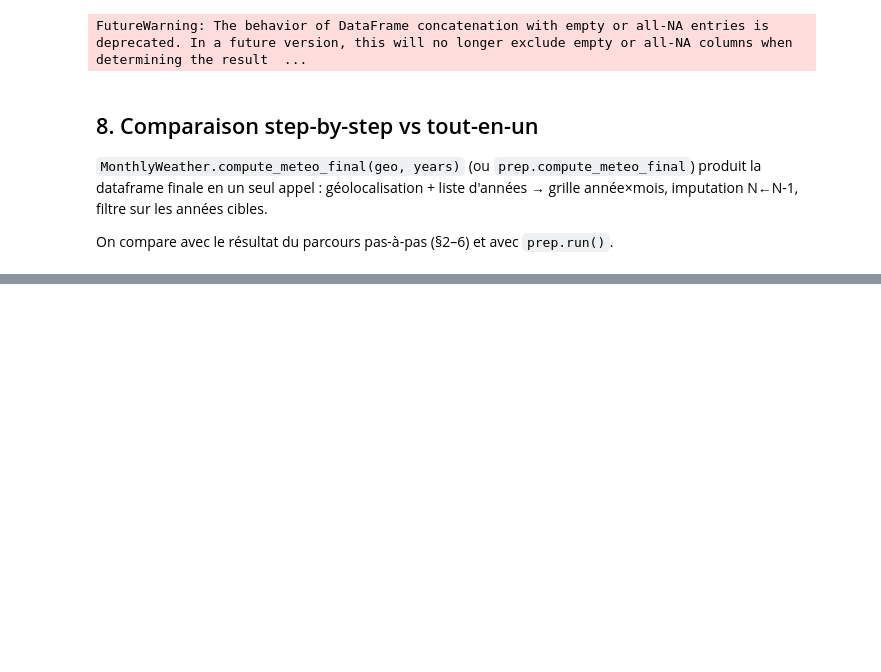
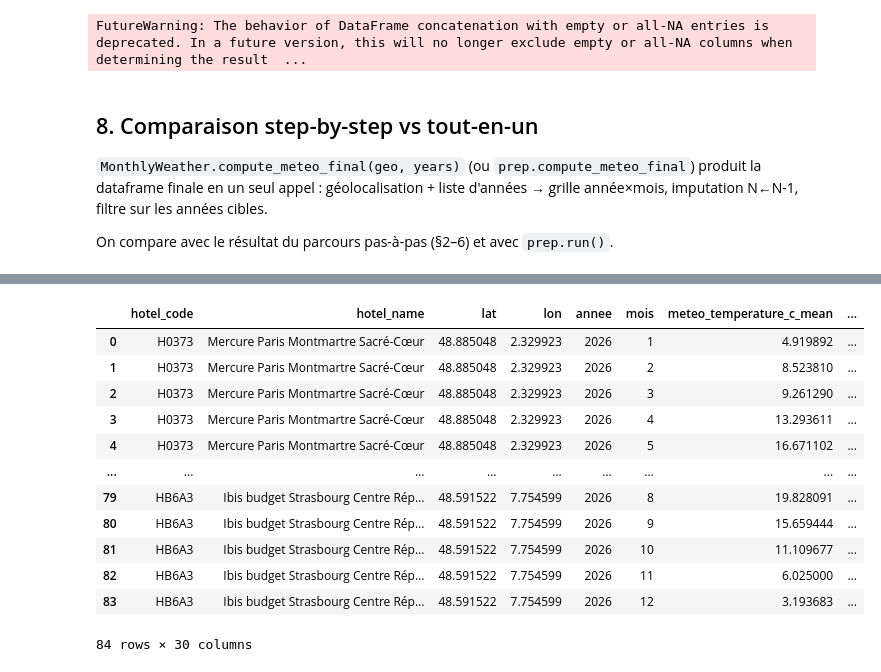
Before and after one commit to klaghmari-github/hotels, a Jupyter notebook: prepare/MeteoPrep/Explore/explore.ipynb, the cells around one changed output, grey strips where cells are left out. Saved outputs shown, nothing was run; the diff lists cells and outputs as text; code cells hidden in the pictures; blank space fills up the shorter version.

```diff
--- a/prepare/MeteoPrep/Explore/explore.ipynb
+++ b/prepare/MeteoPrep/Explore/explore.ipynb
@@ -389,0 +437,16 @@ NameError: name 'meteo_final_prep' is not defined
+# %%
+meteo_final
+# %% [output]
+|  | hotel_code | hotel_name | lat | lon | annee | mois | meteo_temperature_c_mean | ... |
+| 0 | H0373 | Mercure Paris Montmartre Sacré-Cœur | 48.885048 | 2.329923 | 2026 | 1 | 4.919892 | ... |
+| 1 | H0373 | Mercure Paris Montmartre Sacré-Cœur | 48.885048 | 2.329923 | 2026 | 2 | 8.523810 | ... |
+| 2 | H0373 | Mercure Paris Montmartre Sacré-Cœur | 48.885048 | 2.329923 | 2026 | 3 | 9.261290 | ... |
+| 3 | H0373 | Mercure Paris Montmartre Sacré-Cœur | 48.885048 | 2.329923 | 2026 | 4 | 13.293611 | ... |
+| 4 | H0373 | Mercure Paris Montmartre Sacré-Cœur | 48.885048 | 2.329923 | 2026 | 5 | 16.671102 | ... |
+| ... | ... | ... | ... | ... | ... | ... | ... | ... |
+| 79 | HB6A3 | Ibis budget Strasbourg Centre Rép... | 48.591522 | 7.754599 | 2026 | 8 | 19.828091 | ... |
+| 80 | HB6A3 | Ibis budget Strasbourg Centre Rép... | 48.591522 | 7.754599 | 2026 | 9 | 15.659444 | ... |
+| 81 | HB6A3 | Ibis budget Strasbourg Centre Rép... | 48.591522 | 7.754599 | 2026 | 10 | 11.109677 | ... |
+| 82 | HB6A3 | Ibis budget Strasbourg Centre Rép... | 48.591522 | 7.754599 | 2026 | 11 | 6.025000 | ... |
+| 83 | HB6A3 | Ibis budget Strasbourg Centre Rép... | 48.591522 | 7.754599 | 2026 | 12 | 3.193683 | ... |
+84 rows × 30 columns
```
Also changed, not shown: parts of 4 cells of this notebook.
